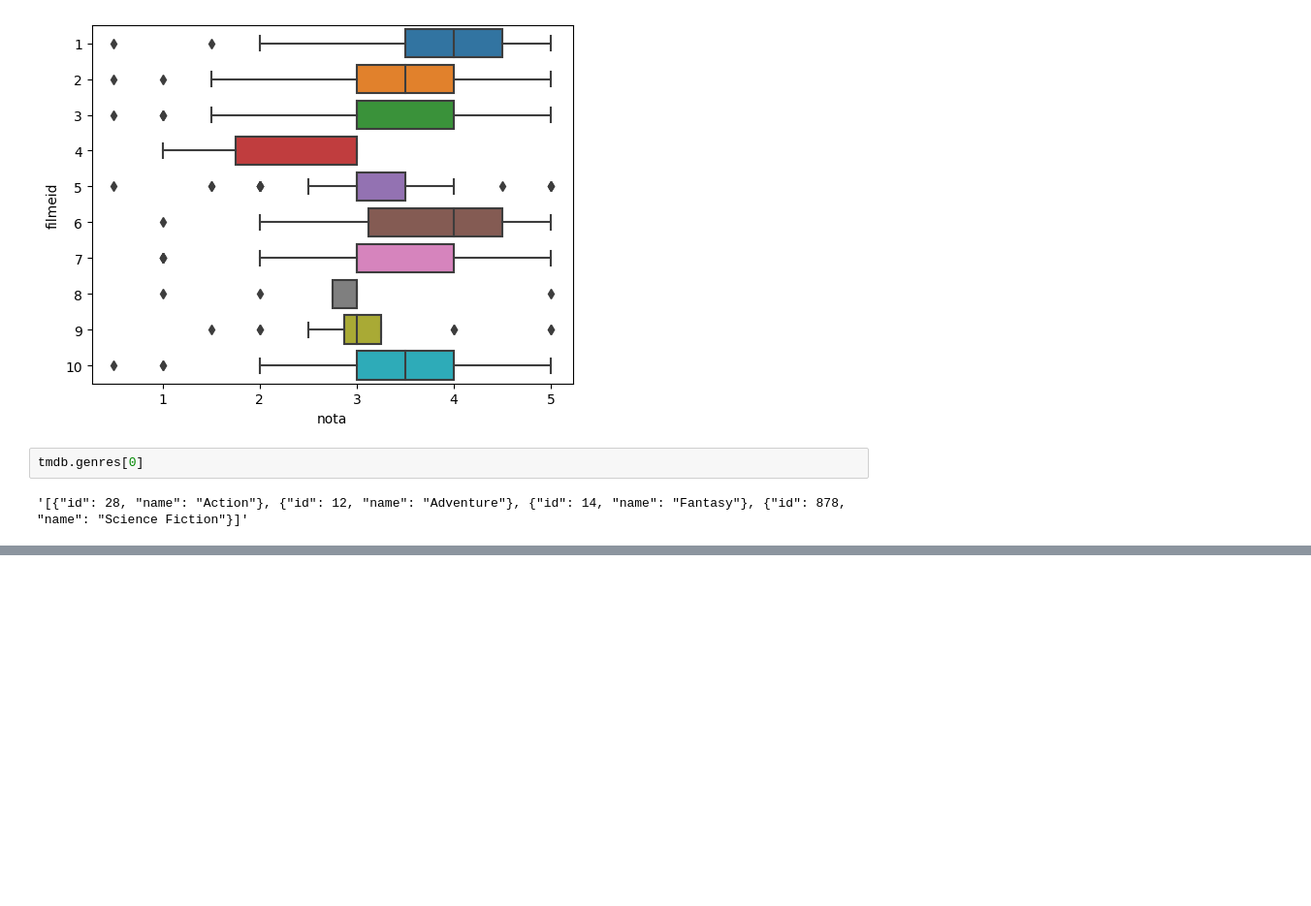
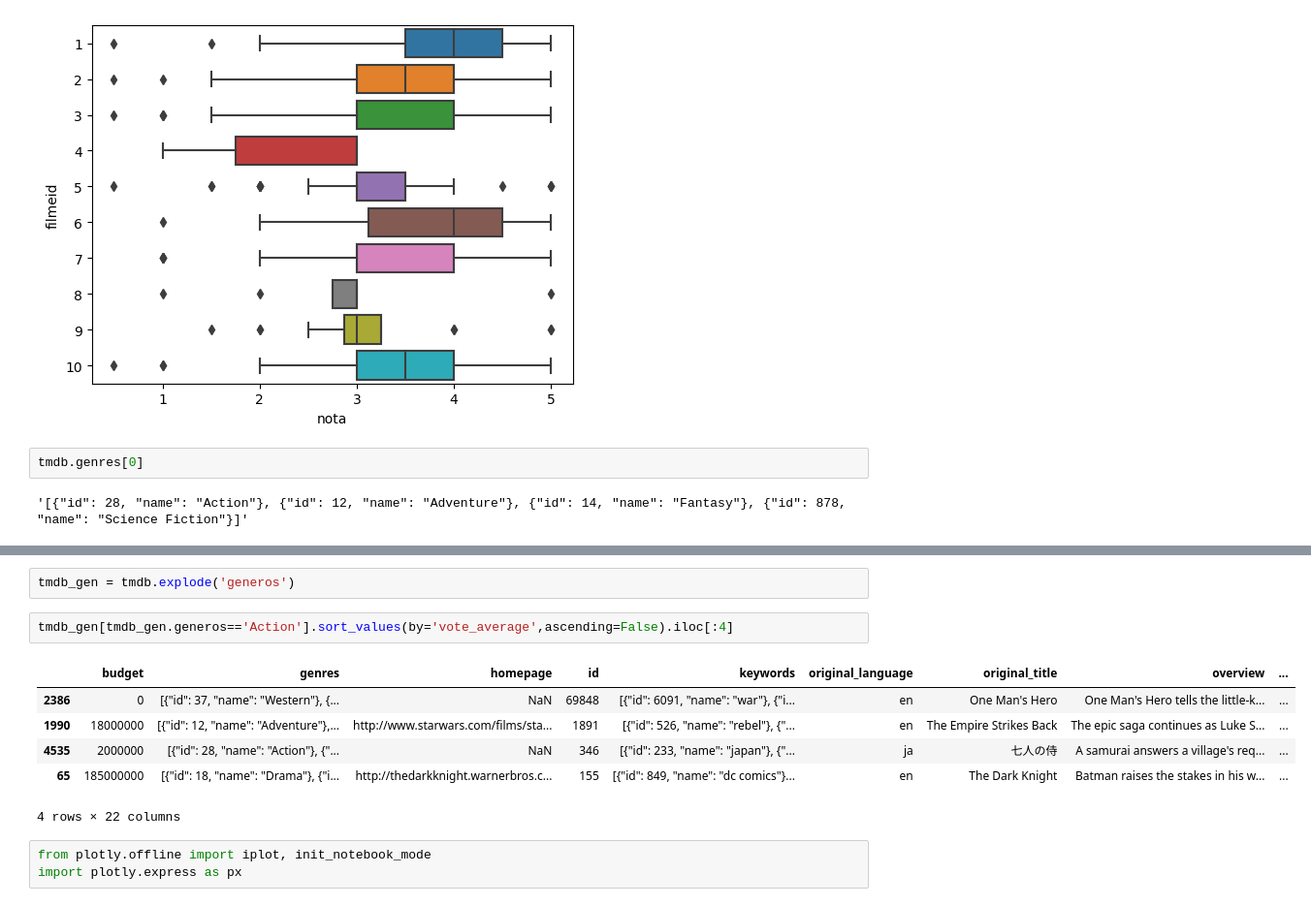
Before and after one commit to chzandonai/ExploratoryDataAnalisys, a Jupyter notebook: notebooks/EDA1.ipynb, the cells around one changed output, grey strips where cells are left out. Shown at 97% size. Drawn from its saved outputs; the diff is of its cells as text; blank space fills up the shorter version.

Commit message:
add plotly

```diff
--- a/notebooks/EDA1.ipynb
+++ b/notebooks/EDA1.ipynb
@@ -379,0 +390,14 @@ SyntaxError: invalid syntax (360193469.py, line 1)
+# %%
+tmdb_gen = tmdb.explode('generos')
+# %%
+tmdb_gen[tmdb_gen.generos=='Action'].sort_values(by='vote_average',ascending=False).iloc[:4]
+# %% [output]
+|  | budget | genres | homepage | id | keywords | original_language | original_title | overview | ... |
+| 2386 | 0 | [{"id": 37, "name": "Western"}, {... | NaN | 69848 | [{"id": 6091, "name": "war"}, {"i... | en | One Man's Hero | One Man's Hero tells the little-k... | ... |
+| 1990 | 18000000 | [{"id": 12, "name": "Adventure"},... | http://www.starwars.com/films/sta... | 1891 | [{"id": 526, "name": "rebel"}, {"... | en | The Empire Strikes Back | The epic saga continues as Luke S... | ... |
+| 4535 | 2000000 | [{"id": 28, "name": "Action"}, {"... | NaN | 346 | [{"id": 233, "name": "japan"}, {"... | ja | 七人の侍 | A samurai answers a village's req... | ... |
+| 65 | 185000000 | [{"id": 18, "name": "Drama"}, {"i... | http://thedarkknight.warnerbros.c... | 155 | [{"id": 849, "name": "dc comics"}... | en | The Dark Knight | Batman raises the stakes in his w... | ... |
+4 rows × 22 columns
+# %%
+from plotly.offline import iplot, init_notebook_mode
+import plotly.express as px
```
Also changed, not shown: parts of 23 cells of this notebook.
